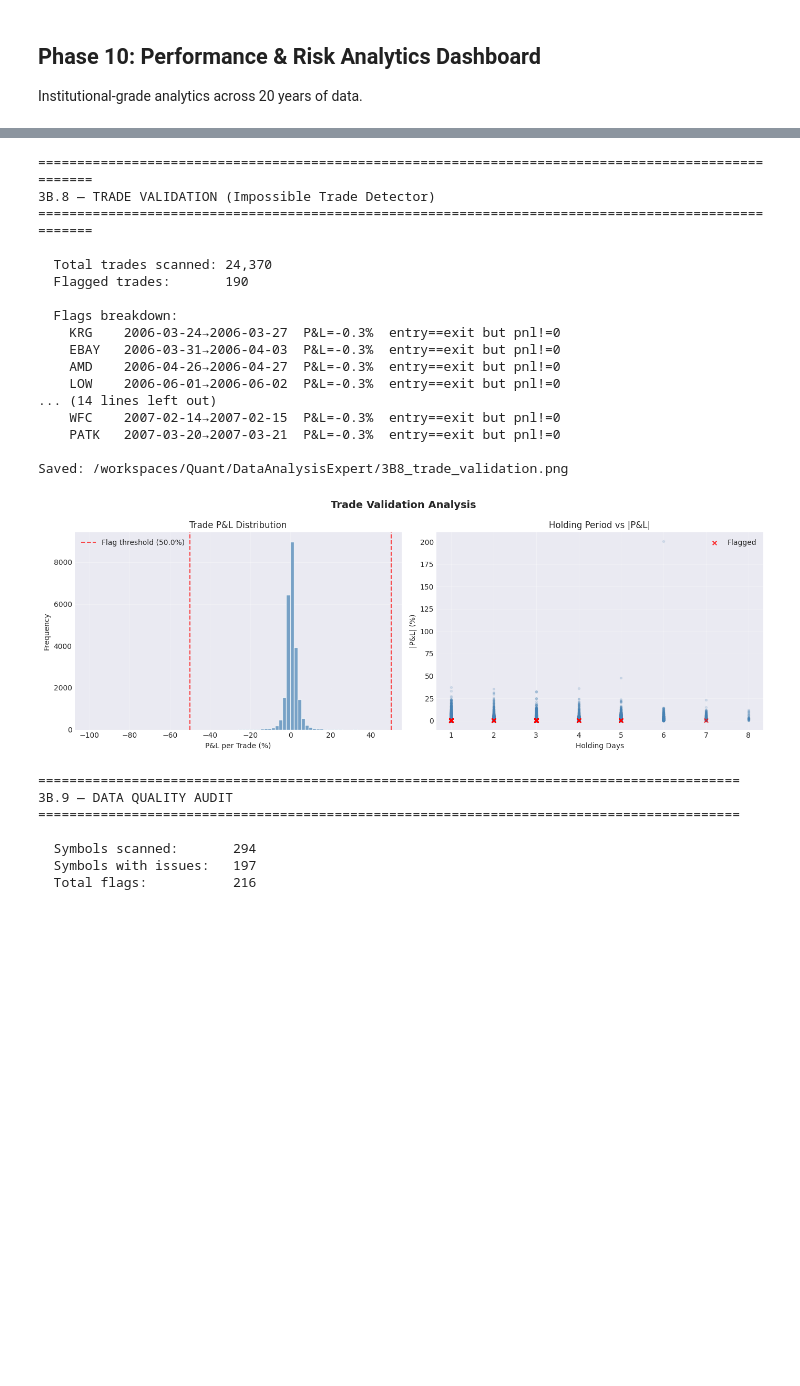
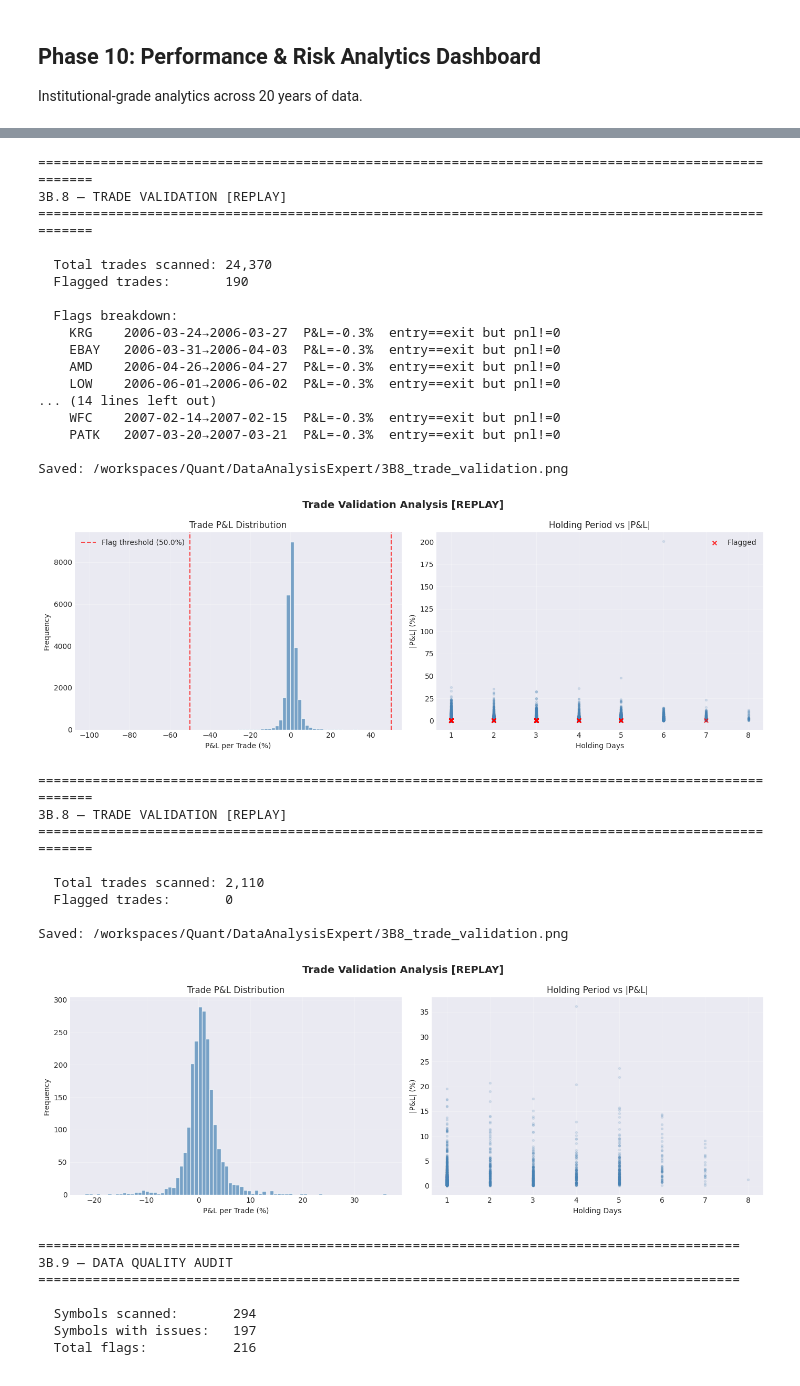
Before and after one commit to Shimmy-Shams/Quant, a Jupyter notebook: src/main_mean_reversion.ipynb, the cells around one changed output, grey strips where cells are left out. Saved outputs shown, nothing was run; the diff lists cells and outputs as text; code cells hidden in the pictures; blank space fills up the shorter version.

```diff
--- a/src/main_mean_reversion.ipynb
+++ b/src/main_mean_reversion.ipynb
@@ -1550,27 +1637,37 @@ Saved: /workspaces/Quant/DataAnalysisExpert/3B7_slippage_sensitivity.png
 # %%
 # 3B.8 — Trade Validation (Impossible Trade Detector)
-flagged_trades = analytics.trade_validation()
-if replay_analytics:
+if _show_bt:
+    flagged_trades = analytics.trade_validation()
+if _show_rp:
     rp_flagged_trades = replay_analytics.trade_validation()
 # %% [output]
 ====================================================================================================
-3B.8 — TRADE VALIDATION (Impossible Trade Detector)
+3B.8 — TRADE VALIDATION [REPLAY]
 ====================================================================================================
 
   Total trades scanned: 24,370
   Flagged trades:       190
 
   Flags breakdown:
     KRG    2006-03-24→2006-03-27  P&L=-0.3%  entry==exit but pnl!=0
     EBAY   2006-03-31→2006-04-03  P&L=-0.3%  entry==exit but pnl!=0
     AMD    2006-04-26→2006-04-27  P&L=-0.3%  entry==exit but pnl!=0
     LOW    2006-06-01→2006-06-02  P&L=-0.3%  entry==exit but pnl!=0
 ... (14 lines left out)
     WFC    2007-02-14→2007-02-15  P&L=-0.3%  entry==exit but pnl!=0
     PATK   2007-03-20→2007-03-21  P&L=-0.3%  entry==exit but pnl!=0
 
 Saved: /workspaces/Quant/DataAnalysisExpert/3B8_trade_validation.png
-[figure, old version]
+[figure, new version]
+====================================================================================================
+3B.8 — TRADE VALIDATION [REPLAY]
+====================================================================================================
+
+  Total trades scanned: 2,110
+  Flagged trades:       0
+
+Saved: /workspaces/Quant/DataAnalysisExpert/3B8_trade_validation.png
+[figure, added]
 # %%
 # ============================================================================
 # 3B.9 — DATA QUALITY AUDIT
```
Also changed, not shown: parts of 11 cells of this notebook, 1 other file.
